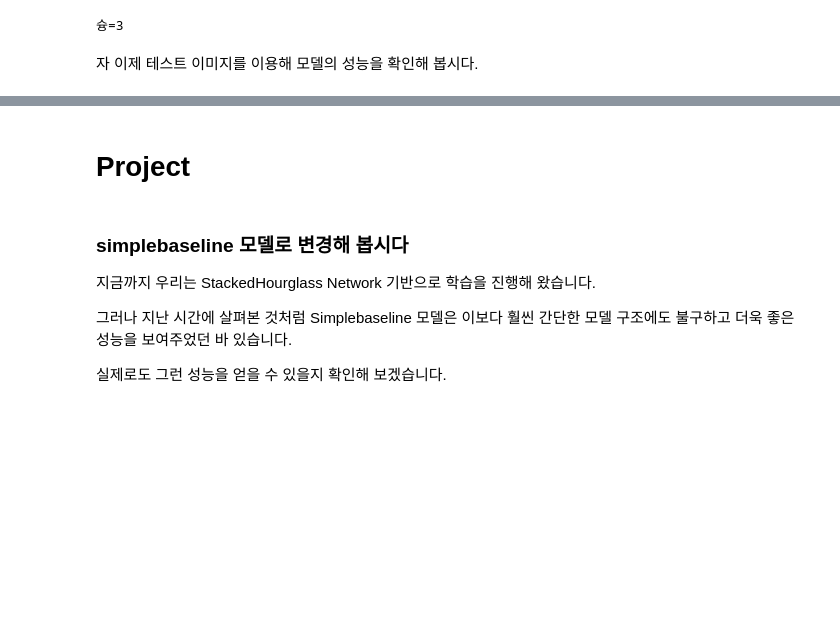
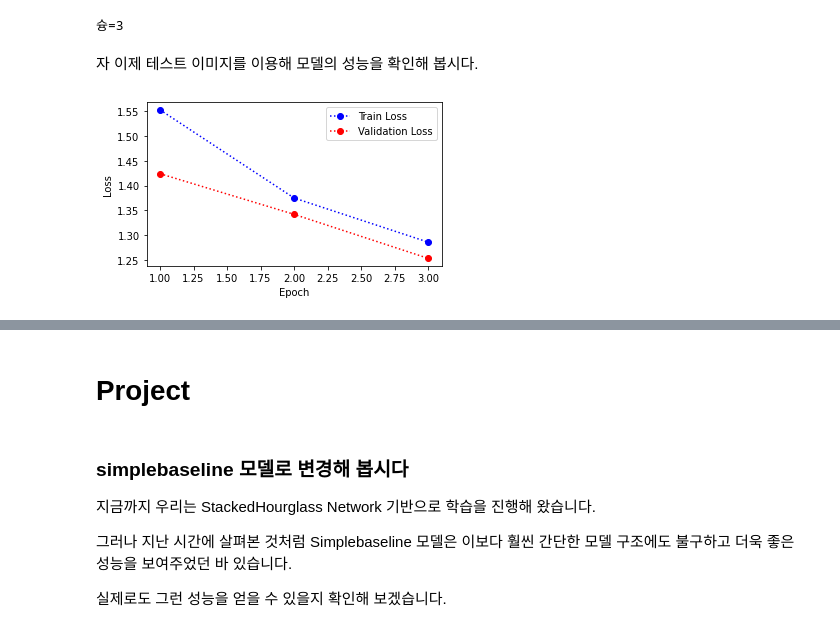
Before and after one commit to inseopbyeon/aiffel_assignment, a Jupyter notebook: 18th(CV)/Human Pose Estimation(Project).ipynb, the cells around one changed output, grey strips where cells are left out. Cells and saved outputs as stored; diff of their text form; code cells hidden in the pictures; blank space fills up the shorter version.

```diff
--- a/18th(CV)/Human Pose Estimation(Project).ipynb
+++ b/18th(CV)/Human Pose Estimation(Project).ipynb
@@ -1200,6 +1220,34 @@ print('슝=3')
 슝=3
 # %% [markdown]
 자 이제 테스트 이미지를 이용해 모델의 성능을 확인해 봅시다.
+# %%
+import pickle
+import matplotlib.pyplot as plt
+
+# training_history.pkl 파일을 로드
+with open('training_history.pkl', 'rb') as f:
+    history = pickle.load(f)
+
+# 훈련 및 검증 손실 데이터 추출
+train_loss = history.get('train_loss', [])
+val_loss = history.get('val_loss', [])
+
+# 에포크 수 추정
+epochs = len(train_loss)
+
+# 시각화
+plt.figure(figsize=(5, 3))
+
+plt.plot(range(1, epochs + 1), train_loss, 'bo:', label='Train Loss')
+plt.plot(range(1, epochs + 1), val_loss, 'ro:', label='Validation Loss')
+plt.xlabel('Epoch')
+plt.ylabel('Loss')
+plt.legend()
+
+plt.tight_layout()
+plt.show()
+# %% [output]
+[figure, added]
 # %%
 test_image = os.path.join(PROJECT_PATH, 'test_image.jpg')
 
```
Also changed, not shown: parts of 22 cells of this notebook.
